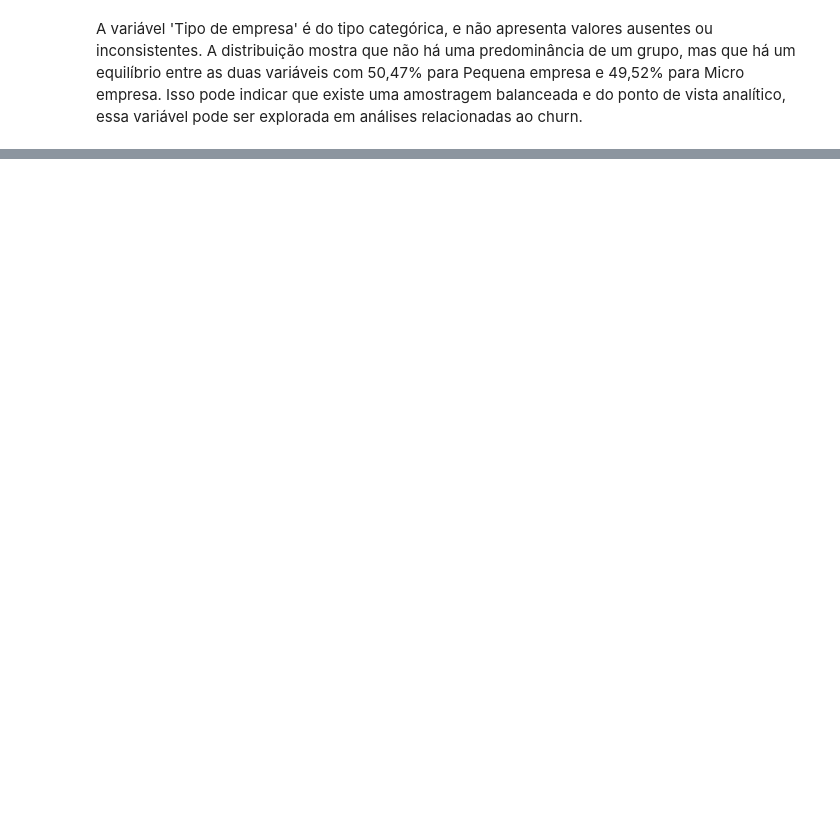
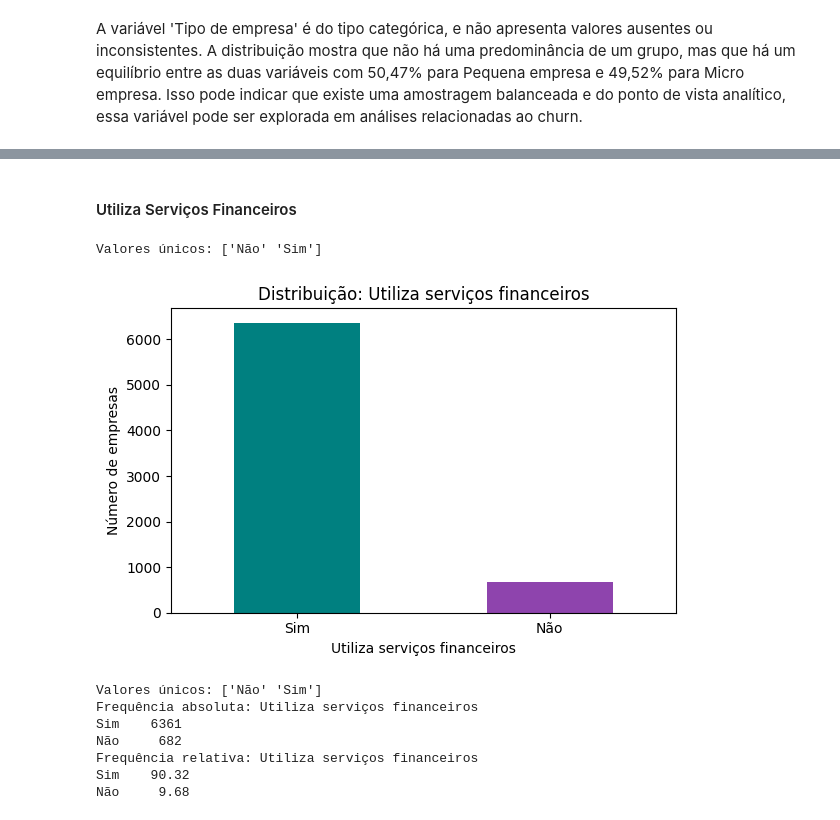
Before and after one commit to carolcalandrine/Analise-churn, a Jupyter notebook: projeto_churn.ipynb, the cells around one changed output, grey strips where cells are left out. Saved outputs shown, nothing was run; the diff lists cells and outputs as text; code cells hidden in the pictures; blank space fills up the shorter version.

```diff
--- a/projeto_churn.ipynb
+++ b/projeto_churn.ipynb
@@ -224,0 +295,37 @@ plt.show()
+# %% [markdown]
+#### Utiliza Serviços Financeiros
+# %%
+# Análise da coluna 'Utiliza serviços financeiros'
+col = 'Utiliza serviços financeiros'
+
+# Valores únicos
+valores_unicos = df[col].unique()
+print(f'Valores únicos: {df[col].unique()}')
+
+# Frequência absoluta e relativa
+freq_abs = df[col].value_counts()
+freq_rel = round(df[col].value_counts(normalize=True) * 100,2)
+
+# Gráfico
+plt.figure(figsize=(6,4))
+freq_abs.plot(kind='bar', color=['#008080','#8e44ad'])
+plt.title('Distribuição: Utiliza serviços financeiros')
+plt.xlabel('Utiliza serviços financeiros')
+plt.ylabel('Número de empresas')
+plt.xticks(rotation=0)
+plt.tight_layout()
+plt.show()
+
+print(f'Valores únicos: {valores_unicos}')
+print(f'Frequência absoluta: {freq_abs.to_string()}')
+print(f'Frequência relativa: {freq_rel.to_string()}')
+# %% [output]
+Valores únicos: ['Não' 'Sim']
+[figure, added]
+Valores únicos: ['Não' 'Sim']
+Frequência absoluta: Utiliza serviços financeiros
+Sim    6361
+Não     682
+Frequência relativa: Utiliza serviços financeiros
+Sim    90.32
+Não     9.68
```
Also changed, not shown: parts of 43 cells of this notebook.
